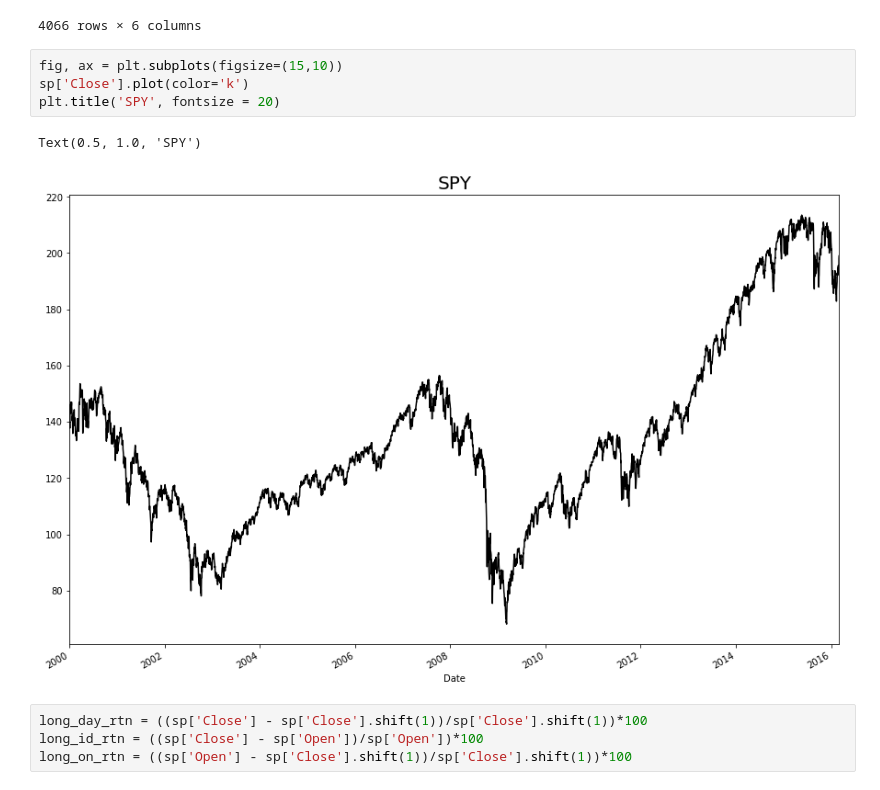
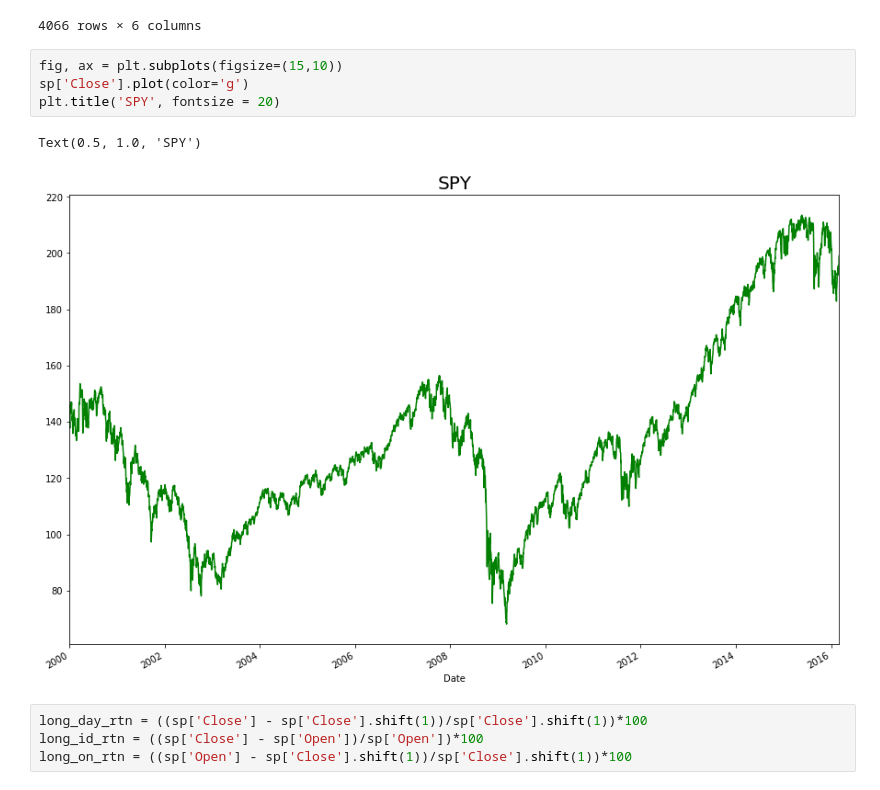
Before and after one commit to bianca4/stockmarketforcasting, a Jupyter notebook: Untitled.ipynb, the cells around one changed output. Drawn from its saved outputs; the diff is of its cells as text.

```diff
--- a/Untitled.ipynb
+++ b/Untitled.ipynb
@@ -261,11 +261,11 @@ sp
 4066 rows × 6 columns
 # %%
 fig, ax = plt.subplots(figsize=(15,10))
-sp['Close'].plot(color='k')
+sp['Close'].plot(color='g')
 plt.title('SPY', fontsize = 20)
 # %% [output]
 Text(0.5, 1.0, 'SPY')
-[figure, old version]
+[figure, new version]
 # %%
 long_day_rtn = ((sp['Close'] - sp['Close'].shift(1))/sp['Close'].shift(1))*100
 long_id_rtn = ((sp['Close'] - sp['Open'])/sp['Open'])*100
```
Also changed, not shown: parts of 20 cells of this notebook.
